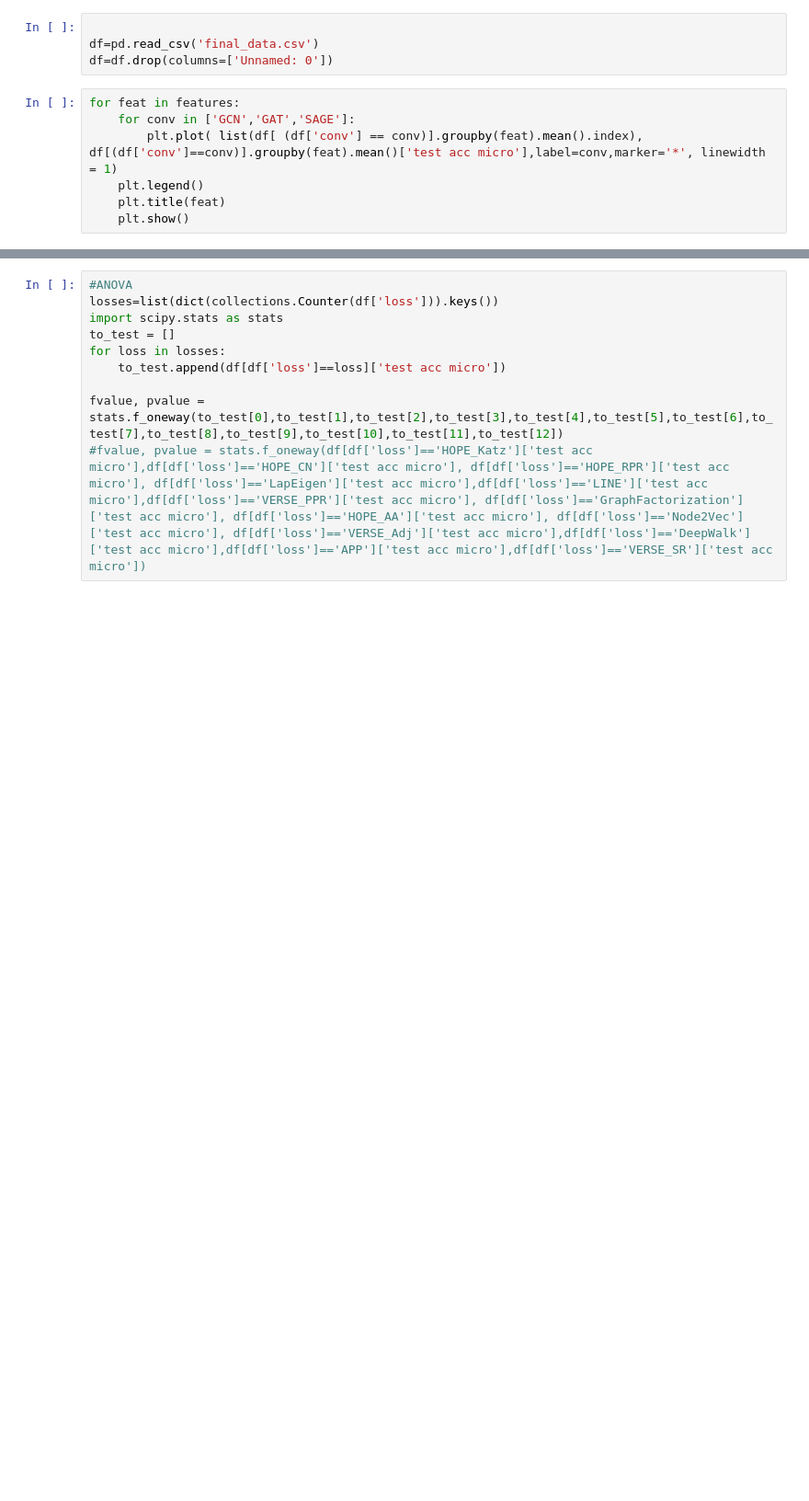
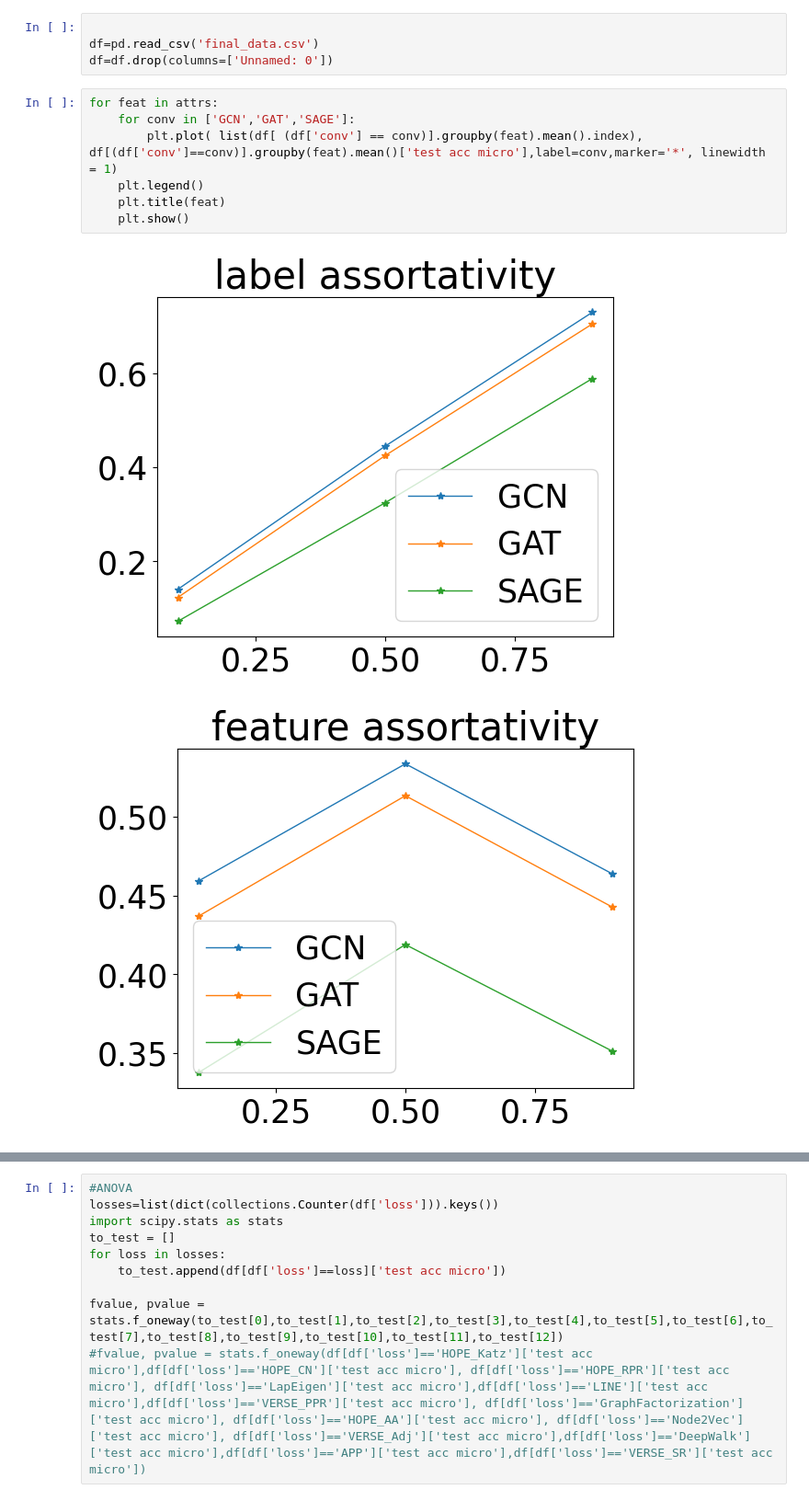
Before and after one commit to danwhale/Benchmarking-Loss-Functions, a Jupyter notebook: Results_Analysis.ipynb, the cells around one changed output, grey strips where cells are left out. Shown at 92% size. Saved outputs shown, nothing was run; the diff lists cells and outputs as text; blank space fills up the shorter version.

Commit message:
to every figure in paper added some pice of code to generate this figue

```diff
--- a/Results_Analysis.ipynb
+++ b/Results_Analysis.ipynb
@@ -304,9 +456,12 @@ dict(rank_GCN)
 df=pd.read_csv('final_data.csv')
 df=df.drop(columns=['Unnamed: 0'])
 # %%
-for feat in features:
+for feat in attrs:
     for conv in ['GCN','GAT','SAGE']:
         plt.plot( list(df[ (df['conv'] == conv)].groupby(feat).mean().index),  df[(df['conv']==conv)].groupby(feat).mean()['test acc micro'],label=conv,marker='*', linewidth = 1)
     plt.legend()
     plt.title(feat)
     plt.show()
+# %% [output]
+[figure, added]
+[figure, added]
```
Also changed, not shown: parts of 51 cells of this notebook, 1 other file.
